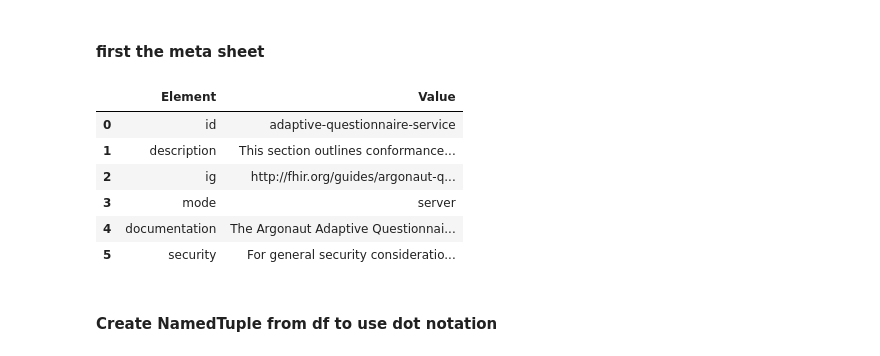
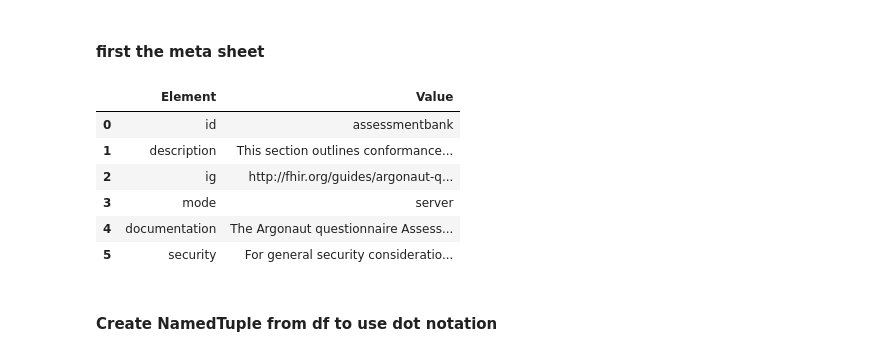
Before and after one commit to Healthedata1/MyNotebooks, a Jupyter notebook: CapStatement/CapStatement_Maker.ipynb, the cells around one changed output. Saved outputs shown, nothing was run; the diff lists cells and outputs as text; code cells hidden in the pictures.

```diff
--- a/CapStatement/CapStatement_Maker.ipynb
+++ b/CapStatement/CapStatement_Maker.ipynb
@@ -158,27 +157,27 @@ def validate(r):
 # %%
 #in_path = Path('/Users/ehaas/Documents/FHIR/pyfhir/test/')
 in_path =''
 #out_path = '/Users/ehaas/Documents/FHIR/pyfhir/test/'
 out_path=''
 #out_path = Path("C:/Users/Eric/Documents/Jan_2019_FHIR_Experience")
 
-#in_file = 'AssBank'
+in_file = 'AssBank'
 #in_file = 'AnsBank'
 #in_file = 'EHRProvider'
-in_file = 'AdaptService'
+#in_file = 'AdaptService'
 
 xls = ExcelFile(f'{in_path}{in_file}.xlsx')
 df = read_excel(xls,'meta',na_filter = False)
 
 
 df
 # %% [output]
 |  | Element | Value |
-| 0 | id | adaptive-questionnaire-service |
+| 0 | id | assessmentbank |
 | 1 | description | This section outlines conformance... |
 | 2 | ig | http://fhir.org/guides/argonaut-q... |
 | 3 | mode | server |
-| 4 | documentation | The Argonaut Adaptive Questionnai... |
+| 4 | documentation | The Argonaut questionnaire Assess... |
 | 5 | security | For general security consideratio... |
 # %% [markdown]
 #### Create NamedTuple from df to use dot notation
```
Also changed, not shown: parts of 10 cells of this notebook, 2 other files.
